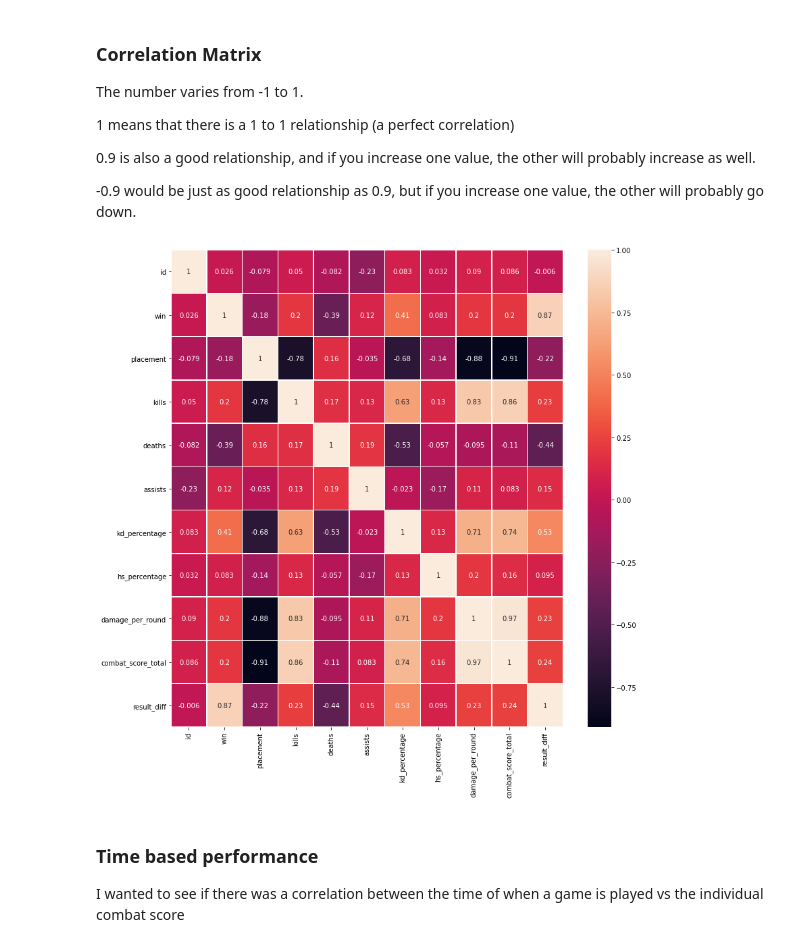
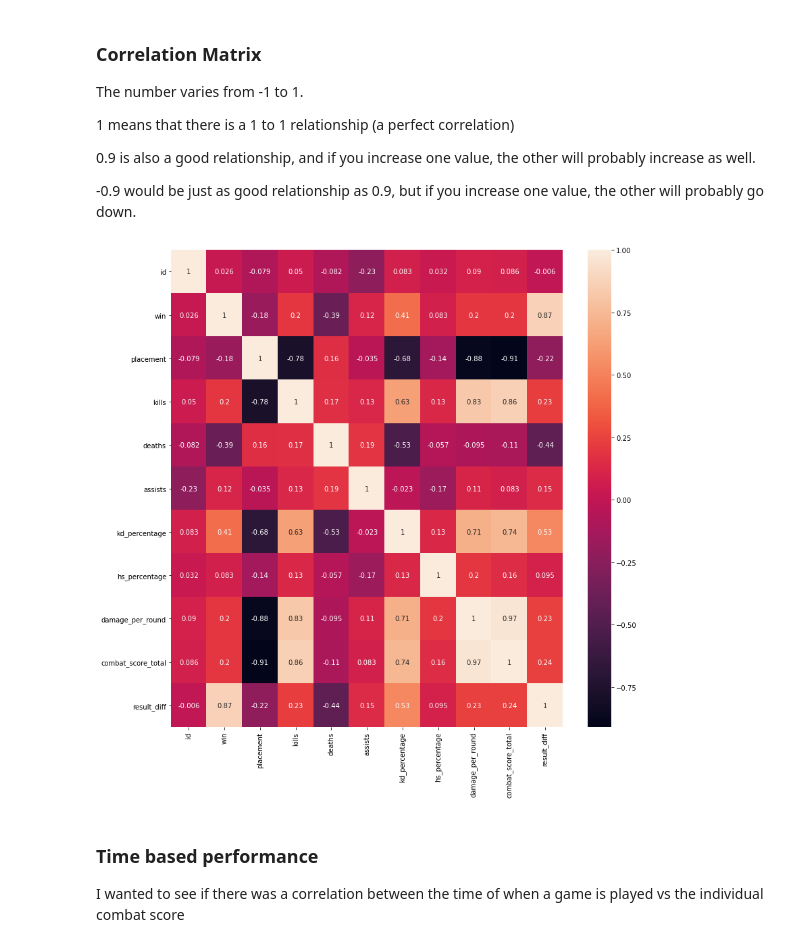
Before and after one commit to sjerrietukkel/valorant_team_predictor, a Jupyter notebook: pred.ipynb, the cells around one changed output. Cells and saved outputs as stored; diff of their text form; code cells hidden in the pictures.

```diff
--- a/pred.ipynb
+++ b/pred.ipynb
@@ -220,11 +376,12 @@ The number varies from -1 to 1.
 -0.9 would be just as good relationship as 0.9, but if you increase one value, the other will probably go down.
 # %%
 correlation_mat = df.corr()
+correlation_mat
 fig, ax = plt.subplots(figsize=(13,13))
-sns.heatmap(correlation_mat, annot = True, linewidths=.5, ax=ax)
+sns.heatmap(correlation_mat, annot = True, xticklabels=correlation_mat.columns, yticklabels=correlation_mat.columns, ax=ax)
 plt.show()
 # %% [output]
-[figure, old version]
+[figure, new version]
 # %% [markdown]
 ### Time based performance
 I wanted to see if there was a correlation between the time of when a game is played vs the individual combat score
```
Also changed, not shown: parts of 27 cells of this notebook.
